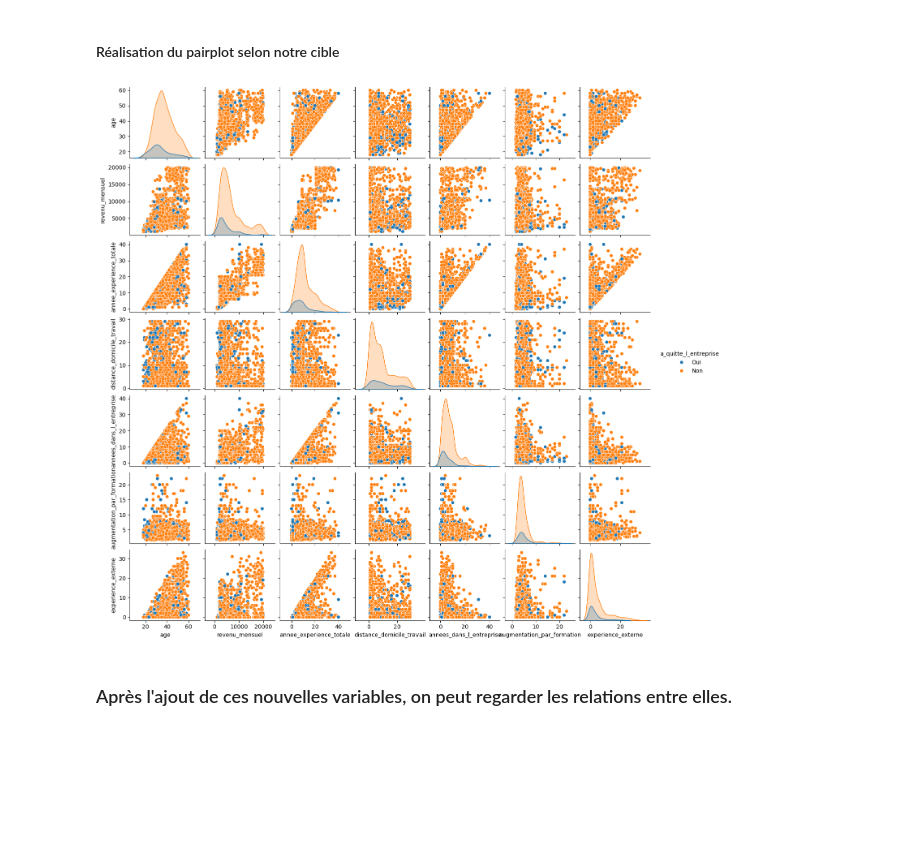
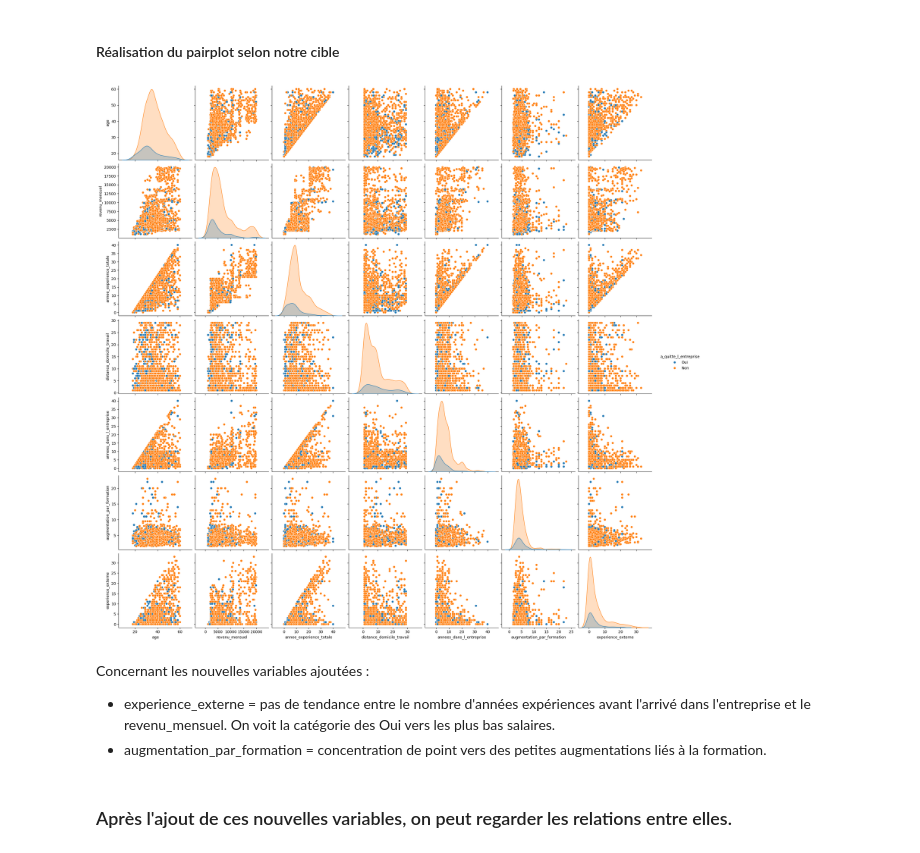
Before and after one commit to SCFlorian/Classifiez_automatiquement_des_informations, a Jupyter notebook: notebooks/notebook_2_feature_engineering.ipynb, the cells around one changed output. Drawn from its saved outputs; the diff is of its cells as text; code cells hidden in the pictures; blank space fills up the shorter version.

Commit message:
Mise à jour notebooks + ajout scripts utils

```diff
--- a/notebooks/notebook_2_feature_engineering.ipynb
+++ b/notebooks/notebook_2_feature_engineering.ipynb
@@ -295,15 +297,18 @@ Nous avons 1470 lignes et 21 colonnes après ajout d'une variable PEE
 # %%
 cols = [
     'age', 'revenu_mensuel', 'annee_experience_totale','distance_domicile_travail',
     'annees_dans_l_entreprise','a_quitte_l_entreprise','augmentation_par_formation','experience_externe'
     ]
 data_pairplot = donnees_features[cols]
 
-sns.pairplot(data_pairplot, hue = 'a_quitte_l_entreprise', height=2
-)
+sns.pairplot(data_pairplot, hue = 'a_quitte_l_entreprise', height=3)
 plt.show()
 # %% [output]
-[figure, old version]
+[figure, new version]
+# %% [markdown]
+Concernant les nouvelles variables ajoutées :
+* experience_externe = pas de tendance entre le nombre d'années expériences avant l'arrivé dans l'entreprise et le revenu_mensuel. On voit la catégorie des Oui vers les plus bas salaires.
+* augmentation_par_formation = concentration de point vers des petites augmentations liés à la formation.
 # %% [markdown]
 ### Après l'ajout de ces nouvelles variables, on peut regarder les relations entre elles.
 # %%
```
Also changed, not shown: parts of 23 cells of this notebook, 8 other files.
